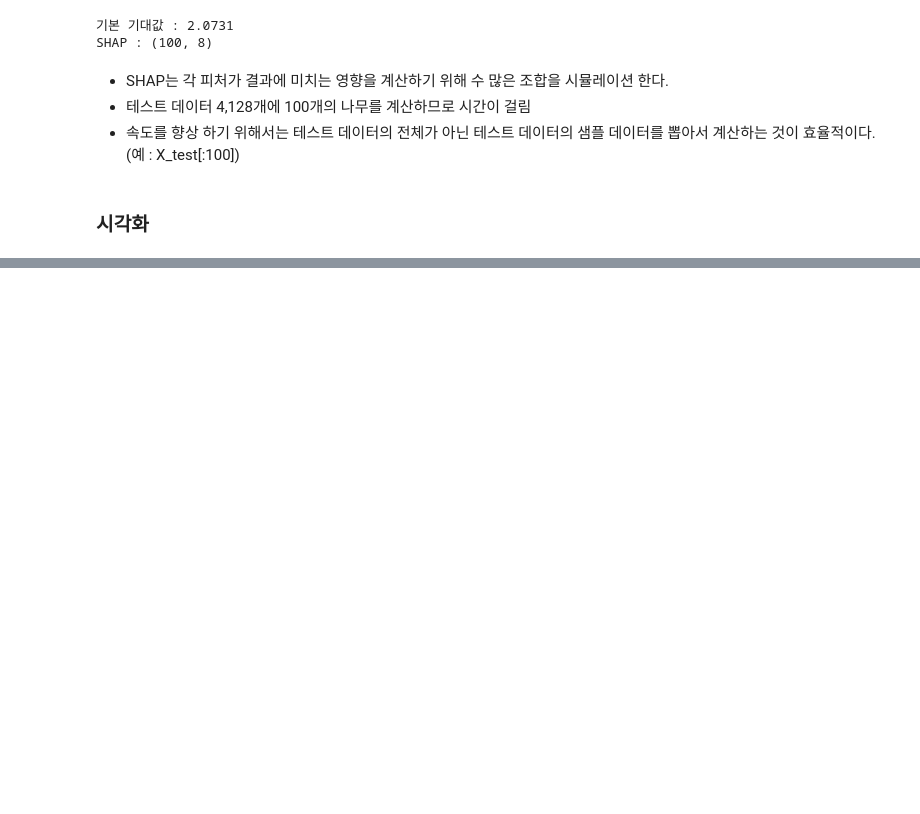
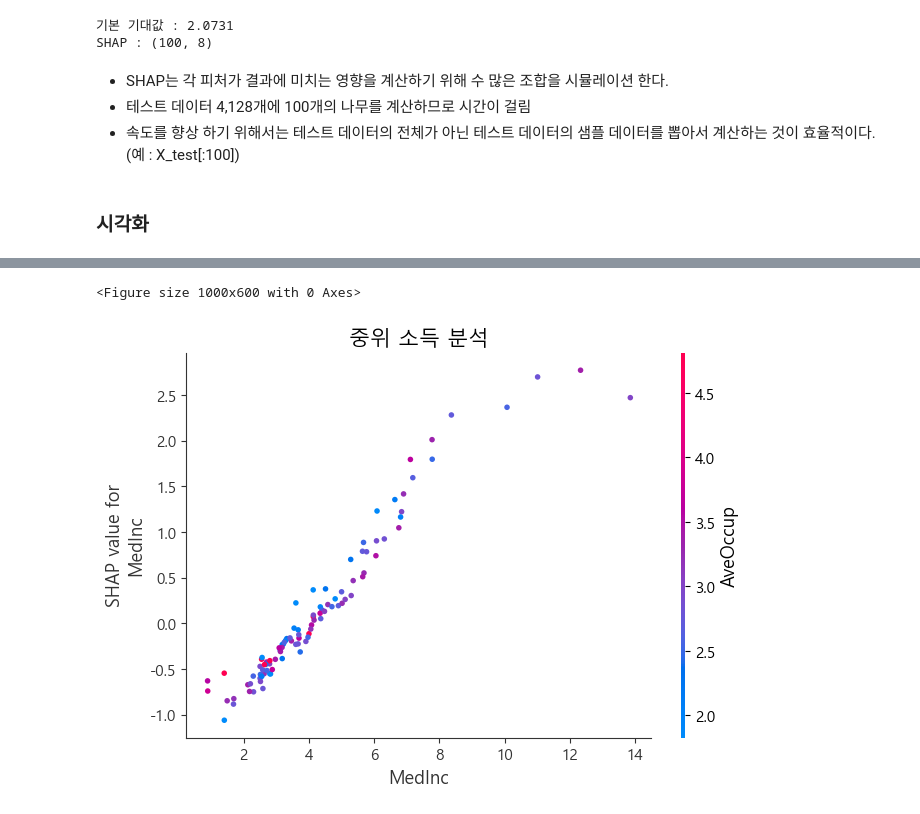
Before and after one commit to Kimdhhhh/DS-Log, a Jupyter notebook: CH02_Interpretability/03_SHAP.ipynb, the cells around one changed output, grey strips where cells are left out. Cells and saved outputs as stored; diff of their text form; code cells hidden in the pictures; blank space fills up the shorter version.

Commit message:
shap workflow

```diff
--- a/CH02_Interpretability/03_SHAP.ipynb
+++ b/CH02_Interpretability/03_SHAP.ipynb
@@ -126,0 +139,9 @@ plt.show()
+# %%
+# 2-1 Dependence
+plt.figure(figsize = (10,6))
+shap.dependence_plot('MedInc', explainer.shap_values(x_test_sample), x_test_sample, show = False)
+plt.title('중위 소득 분석', fontsize = 15)
+plt.show()
+# %% [output]
+<Figure size 1000x600 with 0 Axes>
+[figure, added]
```
Also changed, not shown: parts of 15 cells of this notebook.
